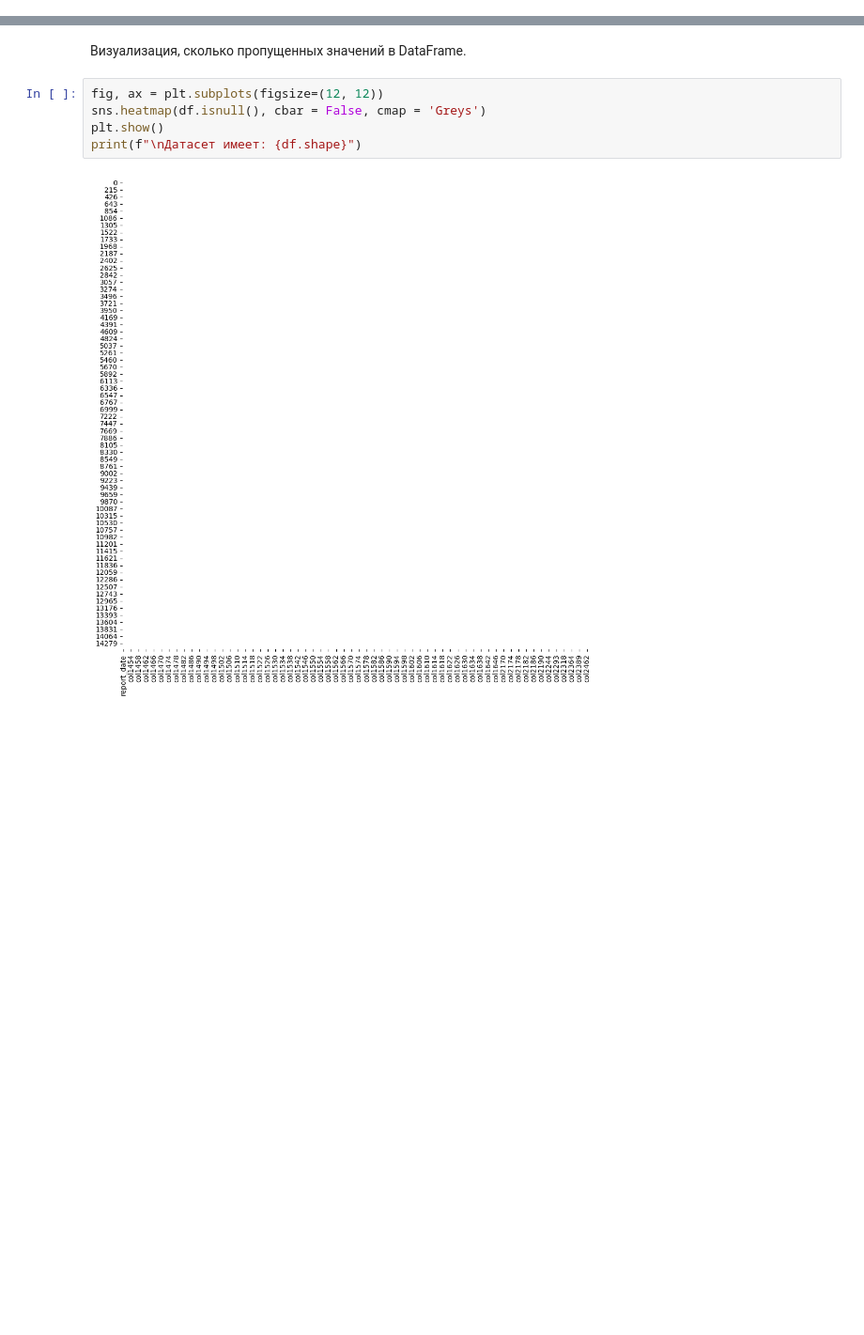
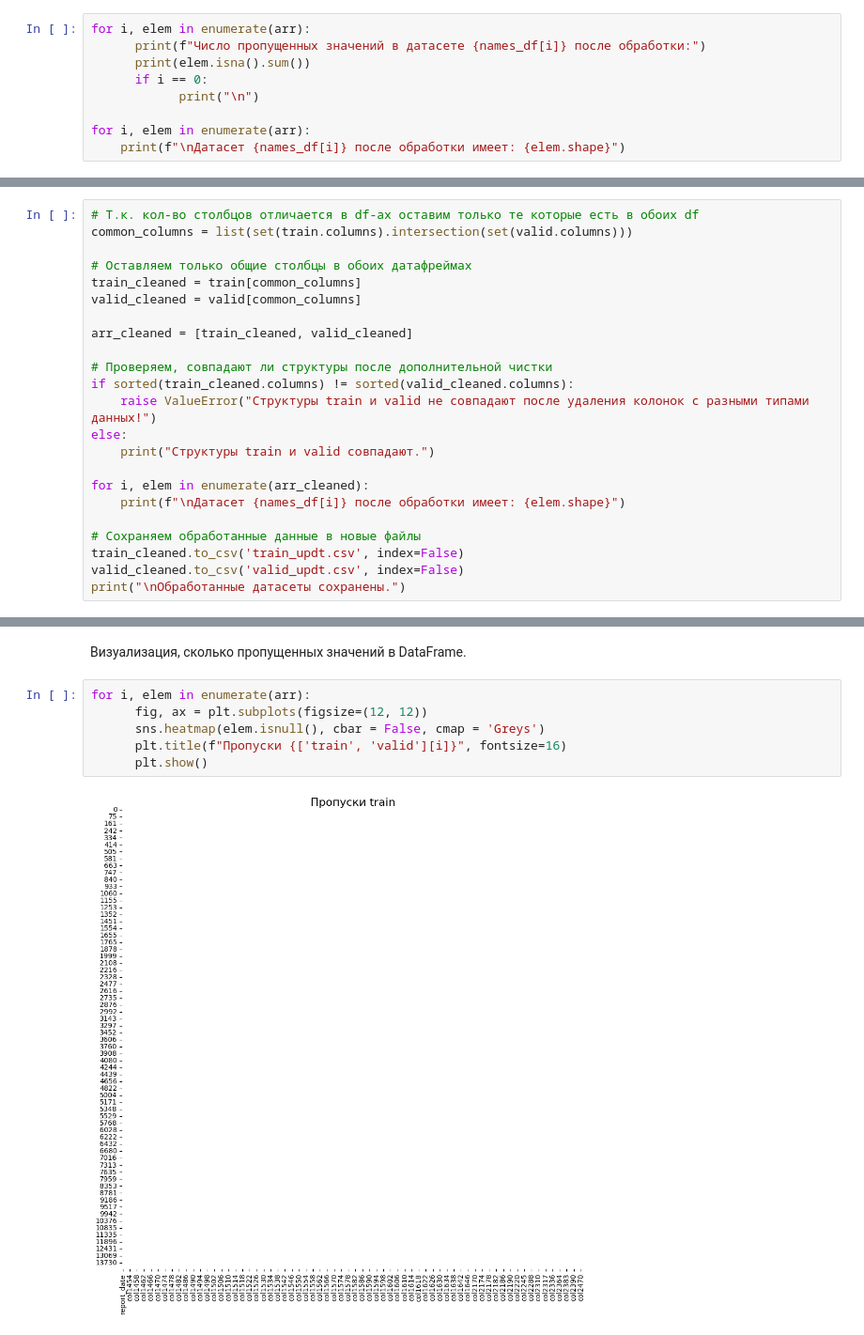
Before and after one commit to pogodaa/second_intensiv_predict_dataset_ot_samolyta, a Jupyter notebook: main.ipynb, the cells around one changed output, grey strips where cells are left out. Shown: that part at 94% size. Saved outputs shown, nothing was run; the diff lists cells and outputs as text; blank space fills up the shorter version.

Commit message:
3_updt_dannie_full_mb

```diff
--- a/main.ipynb
+++ b/main.ipynb
@@ -95,0 +77,9 @@ Length: 247, dtype: int64
+# %%
+for i, elem in enumerate(arr):
+      print(f"Число пропущенных значений в датасете {names_df[i]} после обработки:")
+      print(elem.isna().sum())
+      if i == 0:
+            print("\n")
+
+for i, elem in enumerate(arr):
+    print(f"\nДатасет {names_df[i]} после обработки имеет: {elem.shape}")
@@ -95,0 +104,23 @@ Length: 247, dtype: int64
+# %%
+# Т.к. кол-во столбцов отличается в df-ах оставим только те которые есть в обоих df
+common_columns = list(set(train.columns).intersection(set(valid.columns)))
+
+# Оставляем только общие столбцы в обоих датафреймах
+train_cleaned = train[common_columns]
+valid_cleaned = valid[common_columns]
+
+arr_cleaned = [train_cleaned, valid_cleaned]
+
+# Проверяем, совпадают ли структуры после дополнительной чистки
+if sorted(train_cleaned.columns) != sorted(valid_cleaned.columns):
+    raise ValueError("Структуры train и valid не совпадают после удаления колонок с разными типами данных!")
+else:
+    print("Структуры train и valid совпадают.")
+
+for i, elem in enumerate(arr_cleaned):
+    print(f"\nДатасет {names_df[i]} после обработки имеет: {elem.shape}")
+
+# Сохраняем обработанные данные в новые файлы
+train_cleaned.to_csv('train_updt.csv', index=False)
+valid_cleaned.to_csv('valid_updt.csv', index=False)
+print("\nОбработанные датасеты сохранены.")
@@ -96,9 +135,10 @@ Length: 247, dtype: int64
 # %% [markdown]
 Визуализация, сколько пропущенных значений в DataFrame.
 # %%
-fig, ax = plt.subplots(figsize=(12, 12))
-sns.heatmap(df.isnull(), cbar = False, cmap = 'Greys')
-plt.show()
-print(f"\nДатасет имеет: {df.shape}")
+for i, elem in enumerate(arr):
+      fig, ax = plt.subplots(figsize=(12, 12))
+      sns.heatmap(elem.isnull(), cbar = False, cmap = 'Greys')
+      plt.title(f"Пропуски {['train', 'valid'][i]}", fontsize=16)
+      plt.show()
 # %% [output]
-[figure, old version]
+[figure, new version]
```
Also changed, not shown: parts of 18 cells of this notebook, 3 other files.
